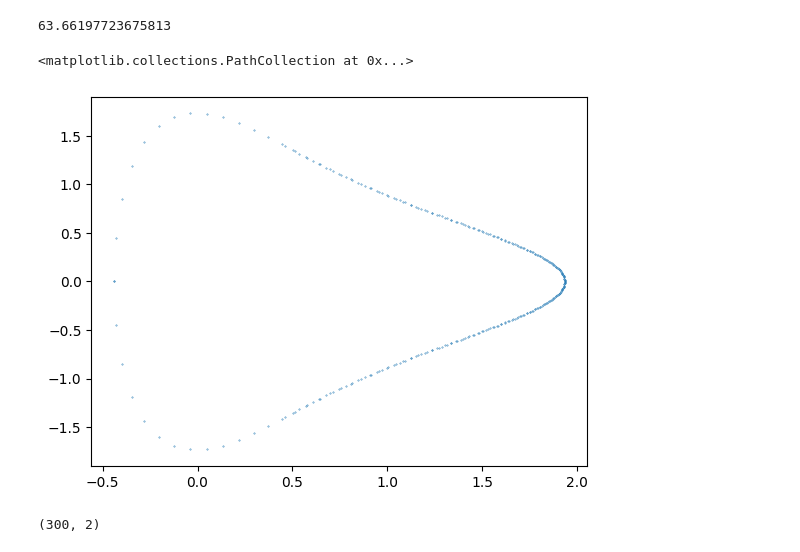
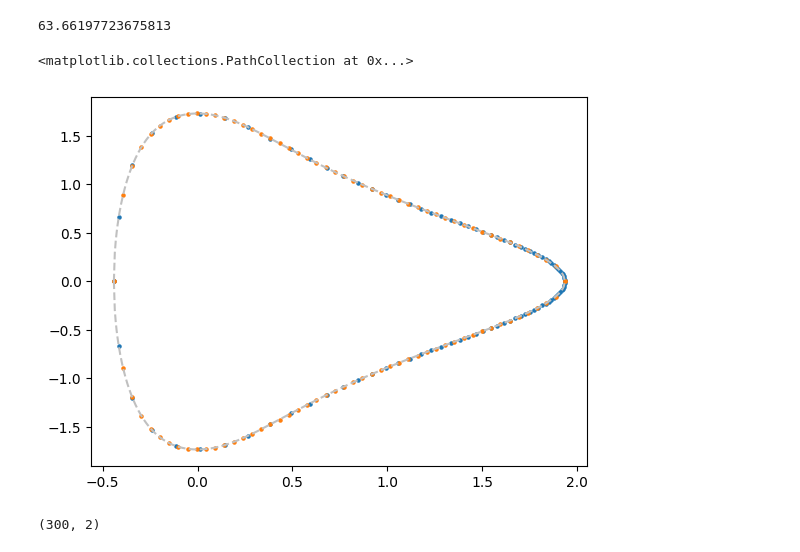
Before and after one commit to Gabriel-Amici/MorseCoulomb, a Jupyter notebook: notebooks/development/classes/dynamics_tests.ipynb, the cells around one changed output. Cells and saved outputs as stored; diff of their text form; code cells hidden in the pictures.

```diff
--- a/notebooks/development/classes/dynamics_tests.ipynb
+++ b/notebooks/development/classes/dynamics_tests.ipynb
@@ -38,11 +38,18 @@ mom = msc.momentum(E, pos)
 states0 = np.column_stack((pos, mom))
 # add the negative momenta values
 states0 = np.vstack((states0, np.column_stack((pos, -mom))))
+# %%
+dyn = Dynamics(potential=msc, field=field)
+
+syst = ClassicalSystem.from_energy(dyn, -0.5, 100, momenta_signs=0, position_signs=0)
+syst2 = ClassicalSystem.from_angle(dyn, -0.5, 100, momenta_signs=0, position_signs=0)
 # %%
-plt.scatter(*states0.T, s=0.1)
+plt.plot(*msc.phase_space(-0.5, 500), ls='dashed', c='silver')
+plt.scatter(*syst2.states0.T, s=5)
+plt.scatter(*syst.states0.T, s=5)
 # %% [output]
 <matplotlib.collections.PathCollection at 0x...>
-[figure, old version]
+[figure, new version]
 # %%
 states0.shape
 # %% [output]
```
Also changed, not shown: parts of 12 cells of this notebook, 1 other file.
